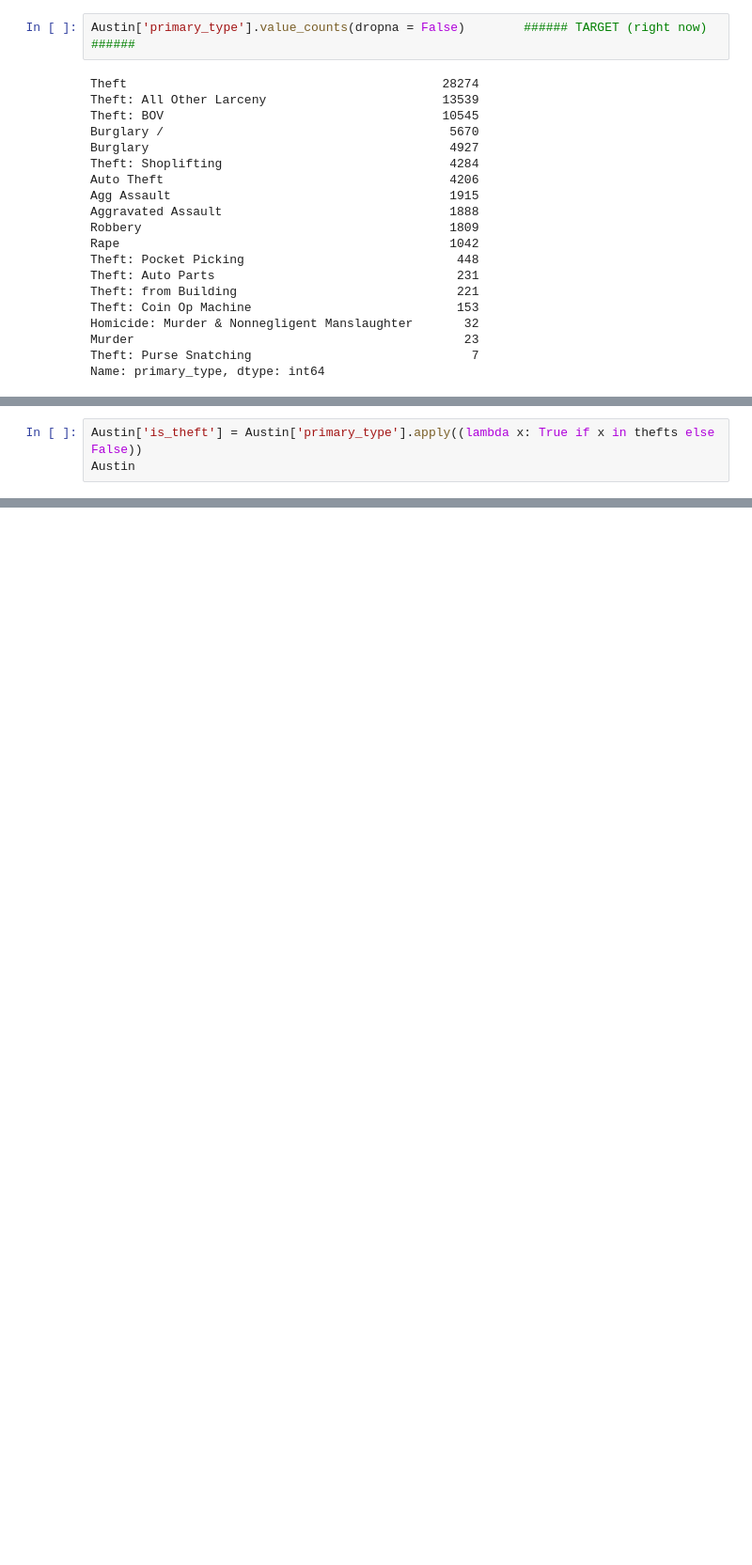
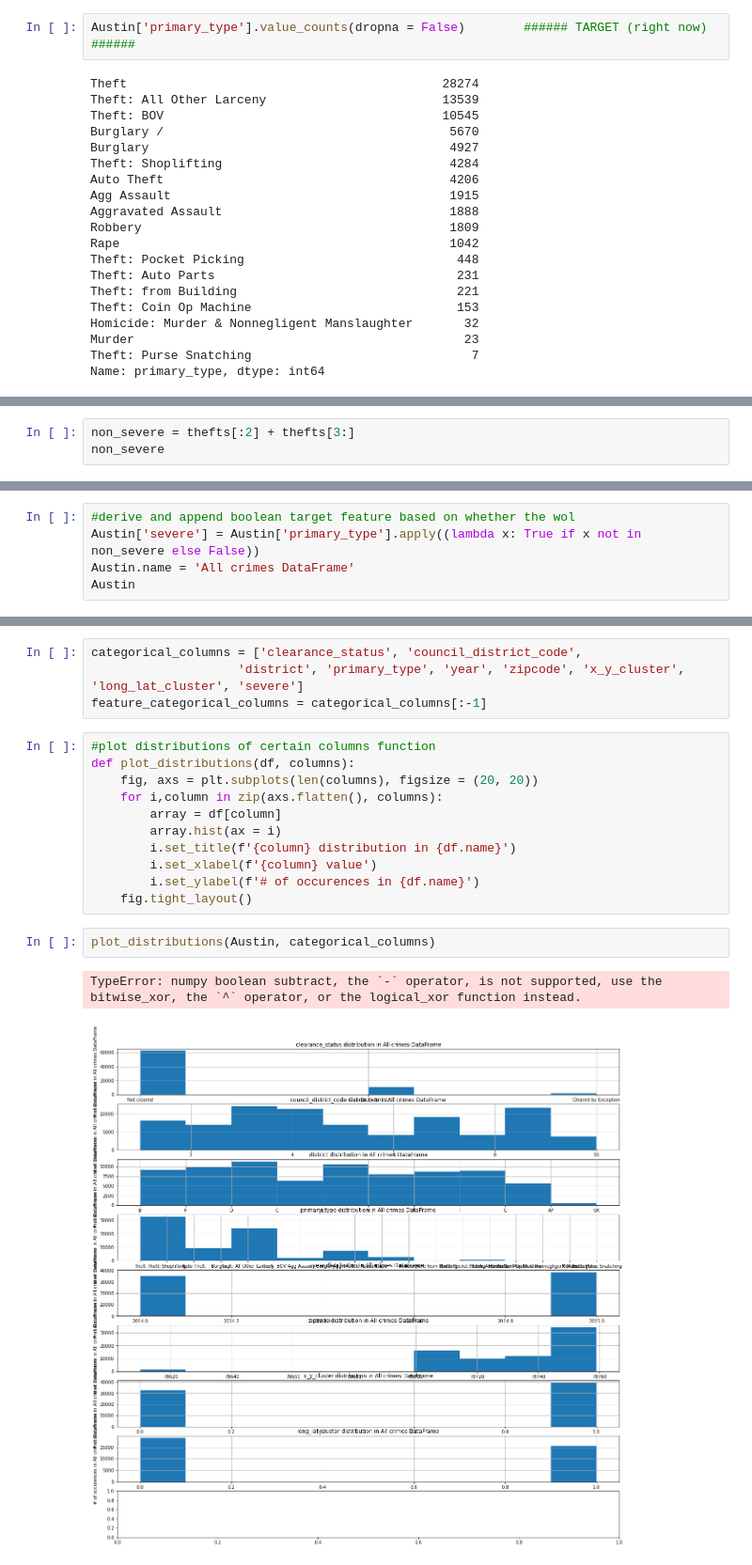
Before and after one commit to qnchenry-q/Crime_Instance_Analysis, a Jupyter notebook: moreEDA_Supervised.ipynb, the cells around one changed output, grey strips where cells are left out. Shown at 94% size. Cells and saved outputs as stored; diff of their text form; blank space fills up the shorter version.

```diff
--- a/moreEDA_Supervised.ipynb
+++ b/moreEDA_Supervised.ipynb
@@ -112,3 +120,6 @@ thefts
  'Theft: Auto Parts',
  'Theft: Coin Op Machine',
  'Theft: Purse Snatching']
+# %%
+non_severe = thefts[:2] + thefts[3:]
+non_severe
@@ -115,4 +136,6 @@ thefts
 # %%
-Austin['is_theft'] = Austin['primary_type'].apply((lambda x: True if x in thefts else False))
+#derive and append boolean target feature based on whether the wol
+Austin['severe'] = Austin['primary_type'].apply((lambda x: True if x not in non_severe else False))
+Austin.name = 'All crimes DataFrame'
 Austin
 # %% [output]
@@ -170,0 +198,20 @@ severe_crime_df
+# %%
+categorical_columns = ['clearance_status', 'council_district_code',
+                    'district', 'primary_type', 'year', 'zipcode', 'x_y_cluster', 'long_lat_cluster', 'severe']
+feature_categorical_columns = categorical_columns[:-1]
+# %%
+#plot distributions of certain columns function
+def plot_distributions(df, columns):
+    fig, axs = plt.subplots(len(columns), figsize = (20, 20))
+    for i,column in zip(axs.flatten(), columns):
+        array = df[column]
+        array.hist(ax = i)
+        i.set_title(f'{column} distribution in {df.name}')
+        i.set_xlabel(f'{column} value')
+        i.set_ylabel(f'# of occurences in {df.name}')
+    fig.tight_layout()
+# %%
+plot_distributions(Austin, categorical_columns)
+# %% [output]
+TypeError: numpy boolean subtract, the `-` operator, is not supported, use the bitwise_xor, the `^` operator, or the logical_xor function instead.
+[figure, added]
```
Also changed, not shown: parts of 47 cells of this notebook, 3 other files.
